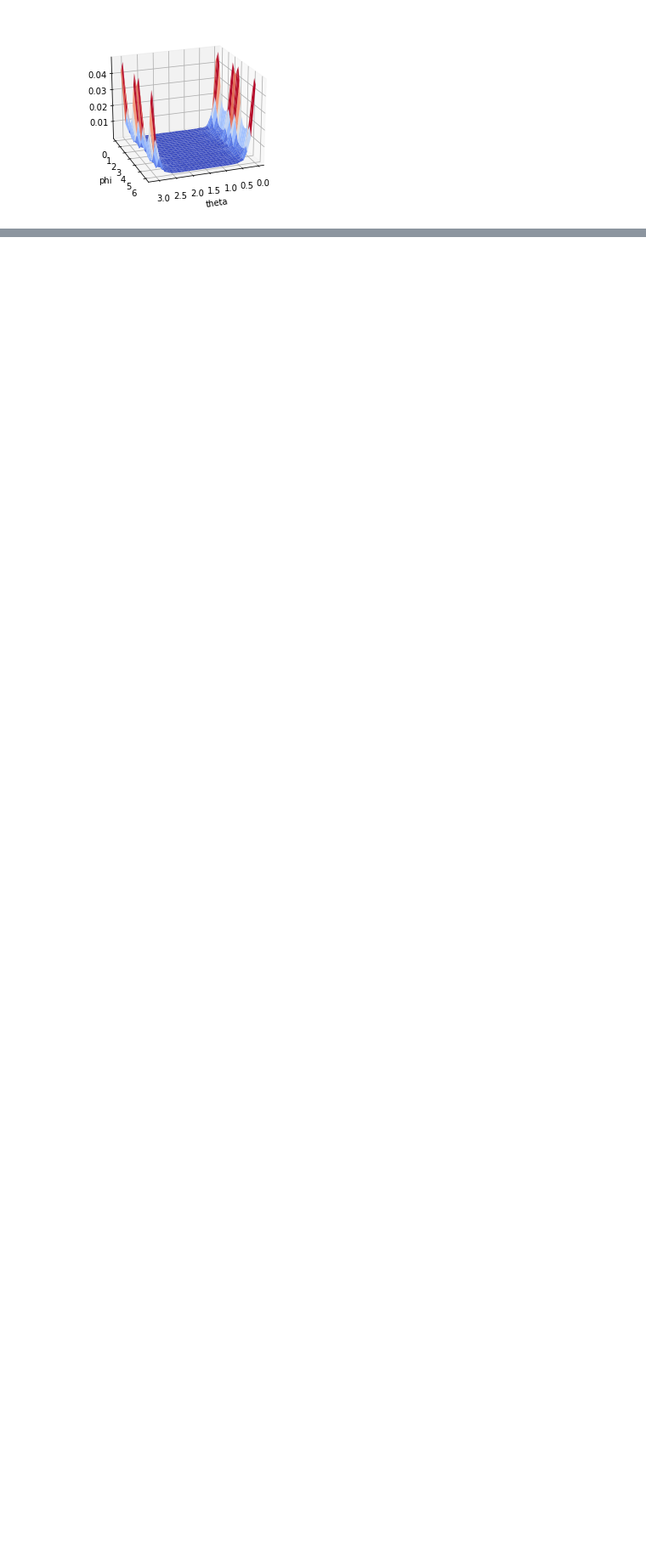
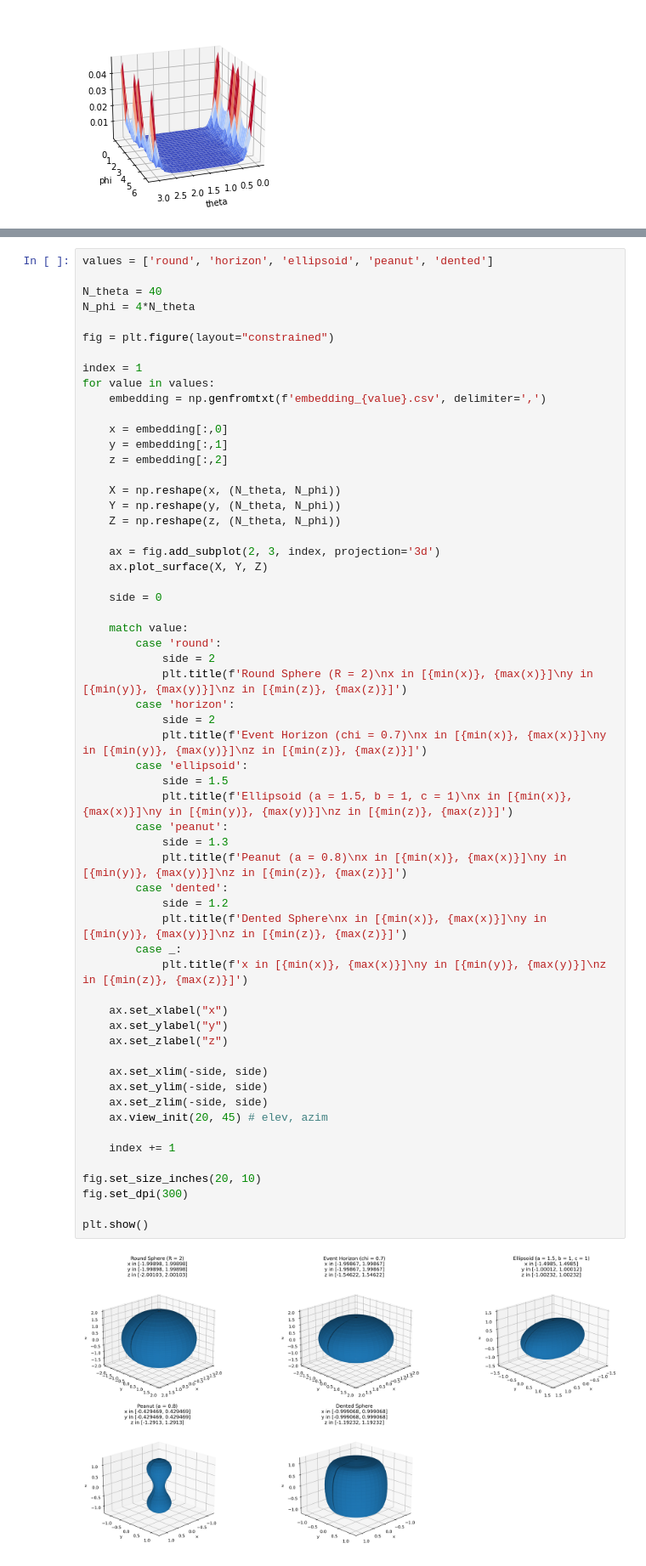
Before and after one commit to iago-mendes/eucled, a Jupyter notebook: src/exercises/08-embedding/assets/plots.ipynb, the cells around one changed output, grey strips where cells are left out. Shown at 85% size. Cells and saved outputs as stored; diff of their text form; blank space fills up the shorter version.

```diff
--- a/src/exercises/08-embedding/assets/plots.ipynb
+++ b/src/exercises/08-embedding/assets/plots.ipynb
@@ -199,3 +159,64 @@ plt.show()
+# %%
+values = ['round', 'horizon', 'ellipsoid', 'peanut', 'dented']
+
+N_theta = 40
+N_phi = 4*N_theta
+
+fig = plt.figure(layout="constrained")
+
+index = 1
+for value in values:
+	embedding = np.genfromtxt(f'embedding_{value}.csv', delimiter=',')
+
+	x = embedding[:,0]
+	y = embedding[:,1]
+	z = embedding[:,2]
+
+	X = np.reshape(x, (N_theta, N_phi))
+	Y = np.reshape(y, (N_theta, N_phi))
+	Z = np.reshape(z, (N_theta, N_phi))
+
+	ax = fig.add_subplot(2, 3, index, projection='3d')
+	ax.plot_surface(X, Y, Z)
+
+	side = 0
+
+	match value:
+		case 'round':
+			side = 2
+			plt.title(f'Round Sphere (R = 2)\nx in [{min(x)}, {max(x)}]\ny in [{min(y)}, {max(y)}]\nz in [{min(z)}, {max(z)}]')
+		case 'horizon':
+			side = 2
+			plt.title(f'Event Horizon (chi = 0.7)\nx in [{min(x)}, {max(x)}]\ny in [{min(y)}, {max(y)}]\nz in [{min(z)}, {max(z)}]')
+		case 'ellipsoid':
+			side = 1.5
+			plt.title(f'Ellipsoid (a = 1.5, b = 1, c = 1)\nx in [{min(x)}, {max(x)}]\ny in [{min(y)}, {max(y)}]\nz in [{min(z)}, {max(z)}]')
+		case 'peanut':
+			side = 1.3
+			plt.title(f'Peanut (a = 0.8)\nx in [{min(x)}, {max(x)}]\ny in [{min(y)}, {max(y)}]\nz in [{min(z)}, {max(z)}]')
+		case 'dented':
+			side = 1.2
+			plt.title(f'Dented Sphere\nx in [{min(x)}, {max(x)}]\ny in [{min(y)}, {max(y)}]\nz in [{min(z)}, {max(z)}]')
+		case _:
+			plt.title(f'x in [{min(x)}, {max(x)}]\ny in [{min(y)}, {max(y)}]\nz in [{min(z)}, {max(z)}]')
+
+	ax.set_xlabel("x")
+	ax.set_ylabel("y")
+	ax.set_zlabel("z")
+
+	ax.set_xlim(-side, side)
+	ax.set_ylim(-side, side)
+	ax.set_zlim(-side, side)
+	ax.view_init(20, 45) # elev, azim
+
+	index += 1
+
+fig.set_size_inches(20, 10)
+fig.set_dpi(300)
+
+plt.show()
+# %% [output]
+[figure, added]
 # %%
 N_theta = 30
 N_phi = N_theta
```
Also changed, not shown: parts of 4 cells of this notebook, 1 other file.
